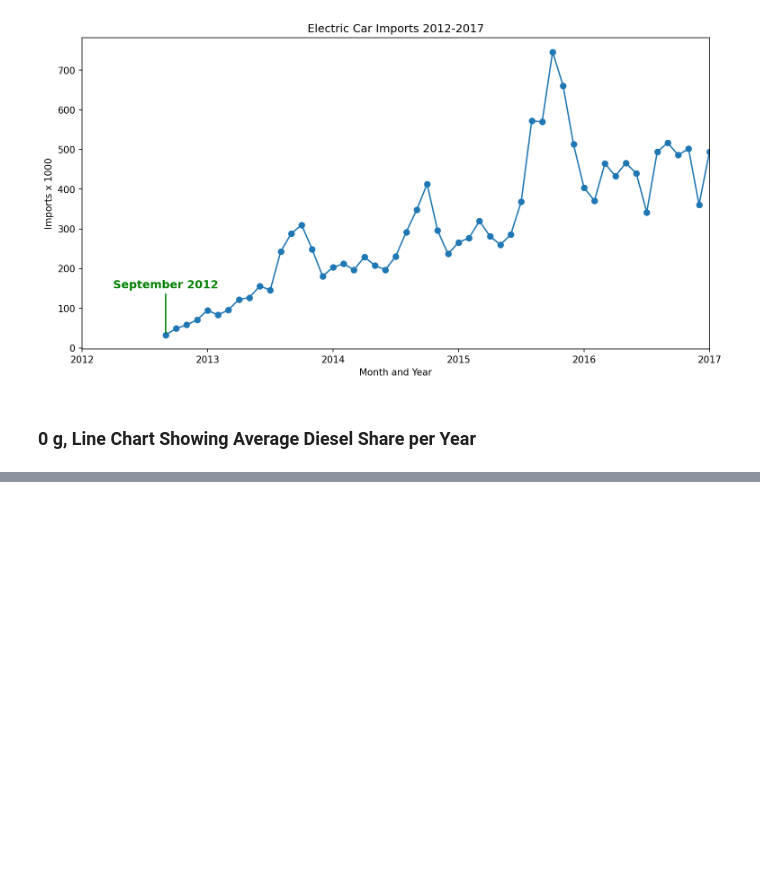
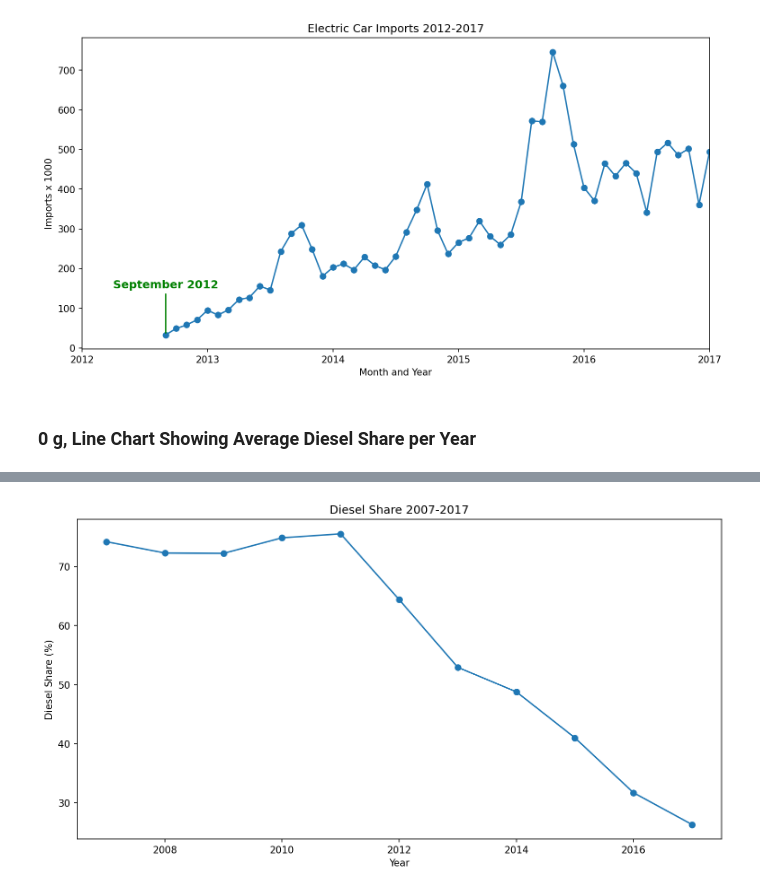
Before and after one commit to SusannaR11/AI_Engineering_OPA24_Susanna_Rokka, a Jupyter notebook: exercises/0_case_car_sales_norway.ipynb, the cells around one changed output, grey strips where cells are left out. Cells and saved outputs as stored; diff of their text form; code cells hidden in the pictures; blank space fills up the shorter version.

```diff
--- a/exercises/0_case_car_sales_norway.ipynb
+++ b/exercises/0_case_car_sales_norway.ipynb
@@ -435,3 +435,6 @@ plt.show()
 [figure]
 # %% [markdown]
 ### 0 g, Line Chart Showing Average Diesel Share per Year
+# %%
+df_yearly_diesel_share = df[["Diesel_Share", "Year"]].groupby(["Year"]).mean(numeric_only=True).sort_values(by="Year", ascending=True).reset_index()
+df_yearly_diesel_share
@@ -437,0 +464,11 @@ plt.show()
+# %%
+fig, ax = plt.subplots(figsize=(12,6), dpi=150)
+
+ax.plot(df_yearly_diesel_share["Year"], df_yearly_diesel_share["Diesel_Share"], marker="o") # chart follows index ascending
+
+ax.set(xlabel="Year", ylabel="Diesel Share (%)", title="Diesel Share 2007-2017")
+
+plt.savefig("Electric_Car_Imports_2012_to_2017.png", dpi=300, bbox_inches="tight")
+plt.show()
+# %% [output]
+[figure, added]
```
Also changed, not shown: parts of 2 cells of this notebook, 1 other file.
